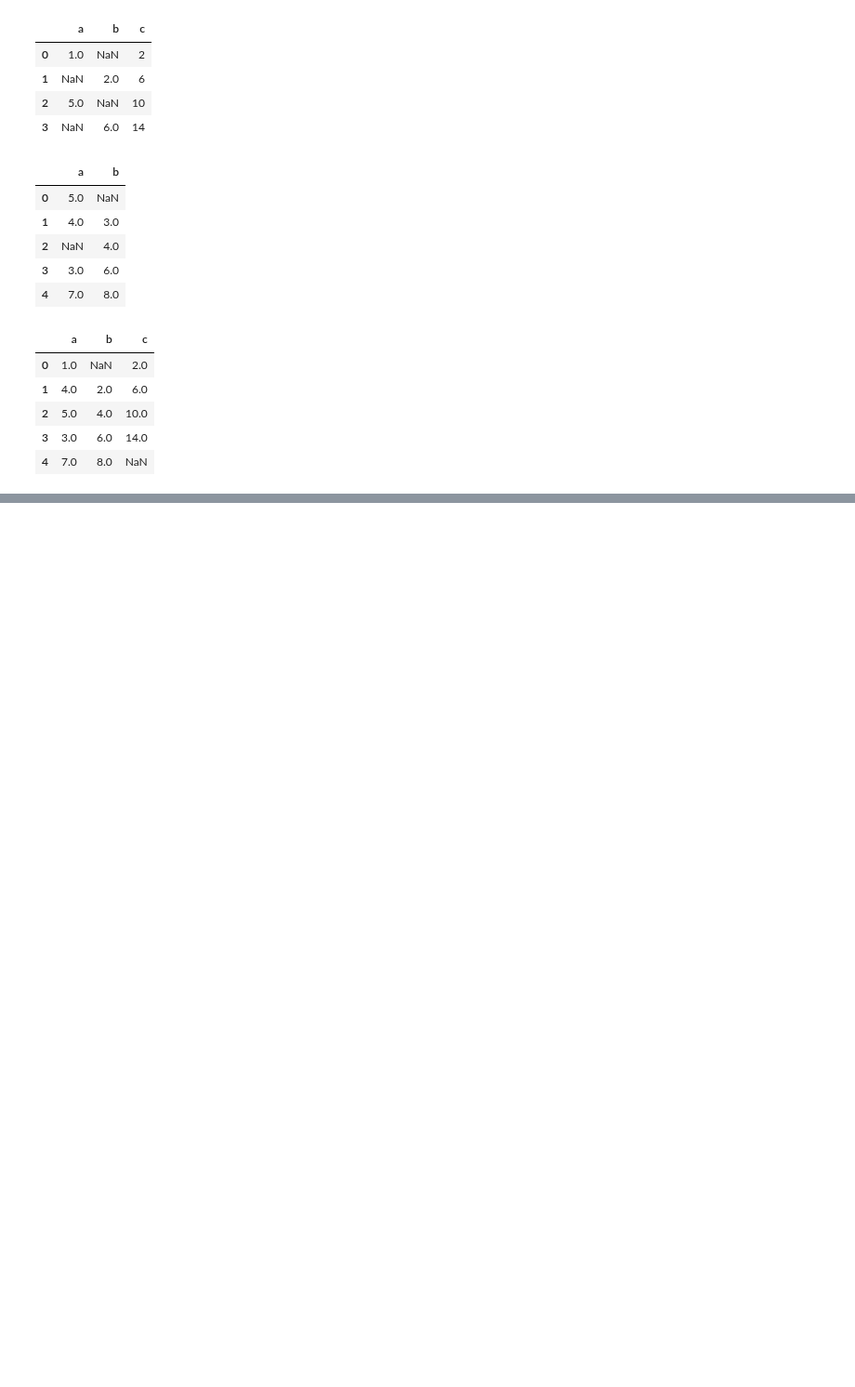
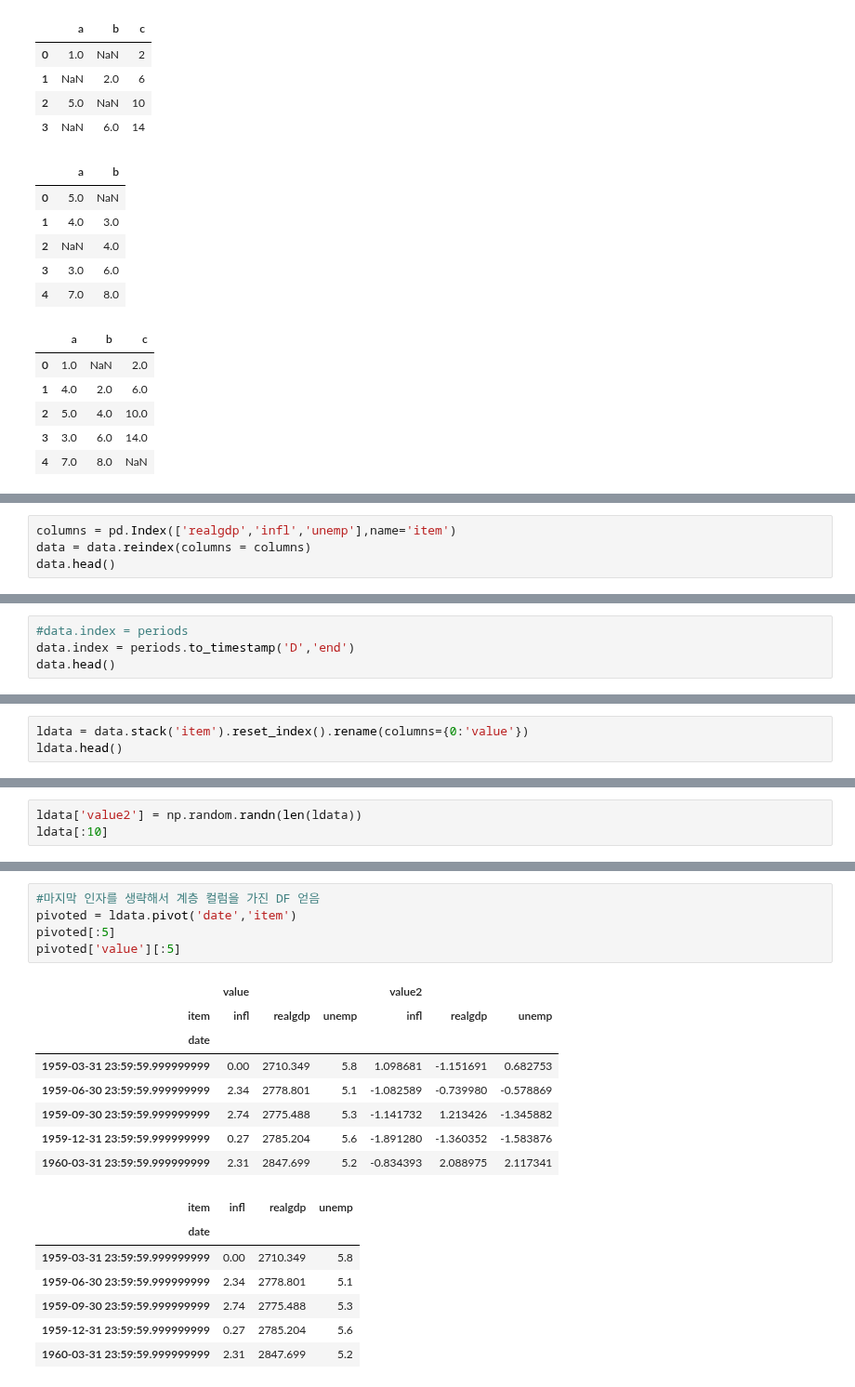
Before and after one commit to Suhwan-Ji/Study_DataScience, a Jupyter notebook: DataAnalysis/Ch08. 데이터 준비하기.ipynb, the cells around one changed output, grey strips where cells are left out. Shown at 93% size. Saved outputs shown, nothing was run; the diff lists cells and outputs as text; blank space fills up the shorter version.

```diff
--- a/DataAnalysis/Ch08. 데이터 준비하기.ipynb
+++ b/DataAnalysis/Ch08. 데이터 준비하기.ipynb
@@ -1089,0 +1197,4 @@ df1.combine_first(df2)
+# %%
+columns = pd.Index(['realgdp','infl','unemp'],name='item')
+data = data.reindex(columns = columns)
+data.head()
@@ -1089,0 +1208,4 @@ df1.combine_first(df2)
+# %%
+#data.index = periods
+data.index = periods.to_timestamp('D','end')
+data.head()
@@ -1089,0 +1220,3 @@ df1.combine_first(df2)
+# %%
+ldata = data.stack('item').reset_index().rename(columns={0:'value'})
+ldata.head()
@@ -1089,0 +1255,3 @@ df1.combine_first(df2)
+# %%
+ldata['value2'] = np.random.randn(len(ldata))
+ldata[:10]
@@ -1089,0 +1270,21 @@ df1.combine_first(df2)
+# %%
+#마지막 인자를 생략해서 계층 컬럼을 가진 DF 얻음
+pivoted = ldata.pivot('date','item')
+pivoted[:5]
+pivoted['value'][:5]
+# %% [output]
+|  | value |  |  | value2 |  |  |
+| item | infl | realgdp | unemp | infl | realgdp | unemp |
+| date |  |  |  |  |  |  |
+| 1959-03-31 23:59:59.999999999 | 0.00 | 2710.349 | 5.8 | 1.098681 | -1.151691 | 0.682753 |
+| 1959-06-30 23:59:59.999999999 | 2.34 | 2778.801 | 5.1 | -1.082589 | -0.739980 | -0.578869 |
+| 1959-09-30 23:59:59.999999999 | 2.74 | 2775.488 | 5.3 | -1.141732 | 1.213426 | -1.345882 |
+| 1959-12-31 23:59:59.999999999 | 0.27 | 2785.204 | 5.6 | -1.891280 | -1.360352 | -1.583876 |
+| 1960-03-31 23:59:59.999999999 | 2.31 | 2847.699 | 5.2 | -0.834393 | 2.088975 | 2.117341 |
+| item | infl | realgdp | unemp |
+| date |  |  |  |
+| 1959-03-31 23:59:59.999999999 | 0.00 | 2710.349 | 5.8 |
+| 1959-06-30 23:59:59.999999999 | 2.34 | 2778.801 | 5.1 |
+| 1959-09-30 23:59:59.999999999 | 2.74 | 2775.488 | 5.3 |
+| 1959-12-31 23:59:59.999999999 | 0.27 | 2785.204 | 5.6 |
+| 1960-03-31 23:59:59.999999999 | 2.31 | 2847.699 | 5.2 |
```
Also changed, not shown: parts of 31 cells of this notebook.
